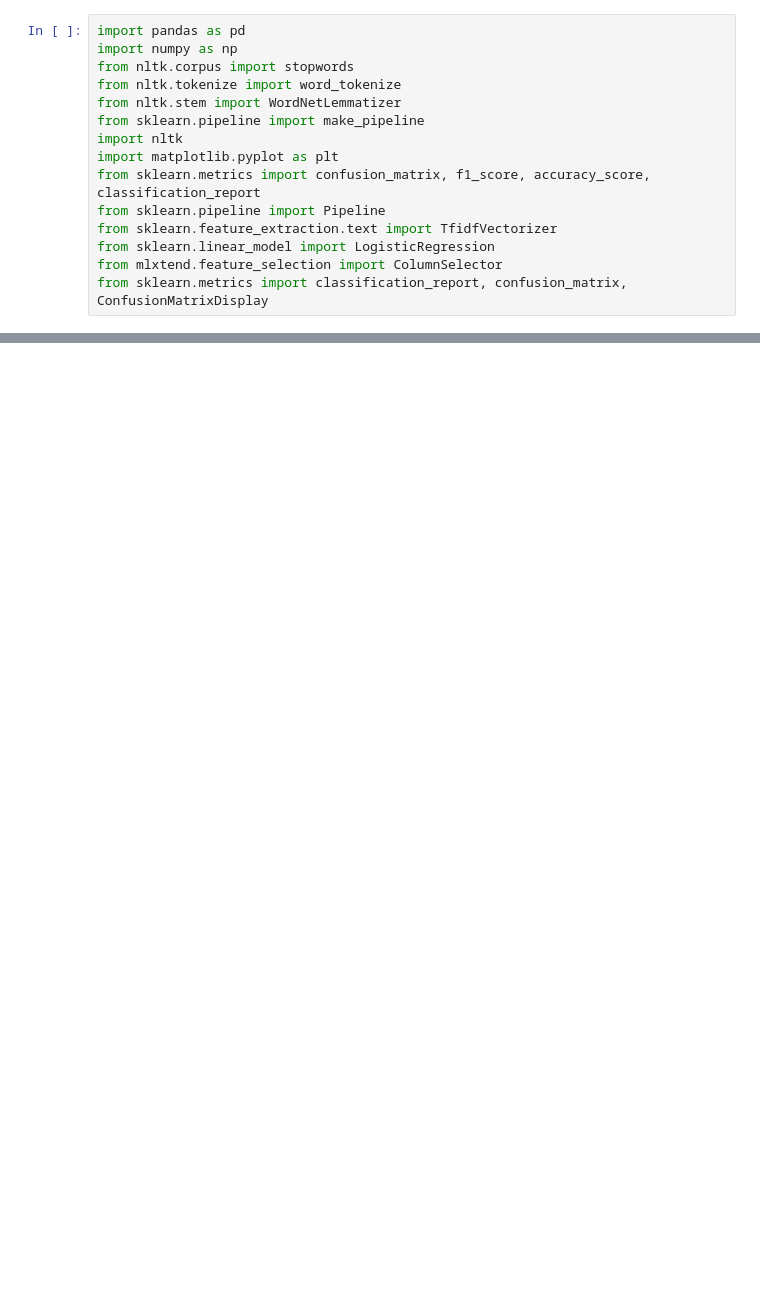
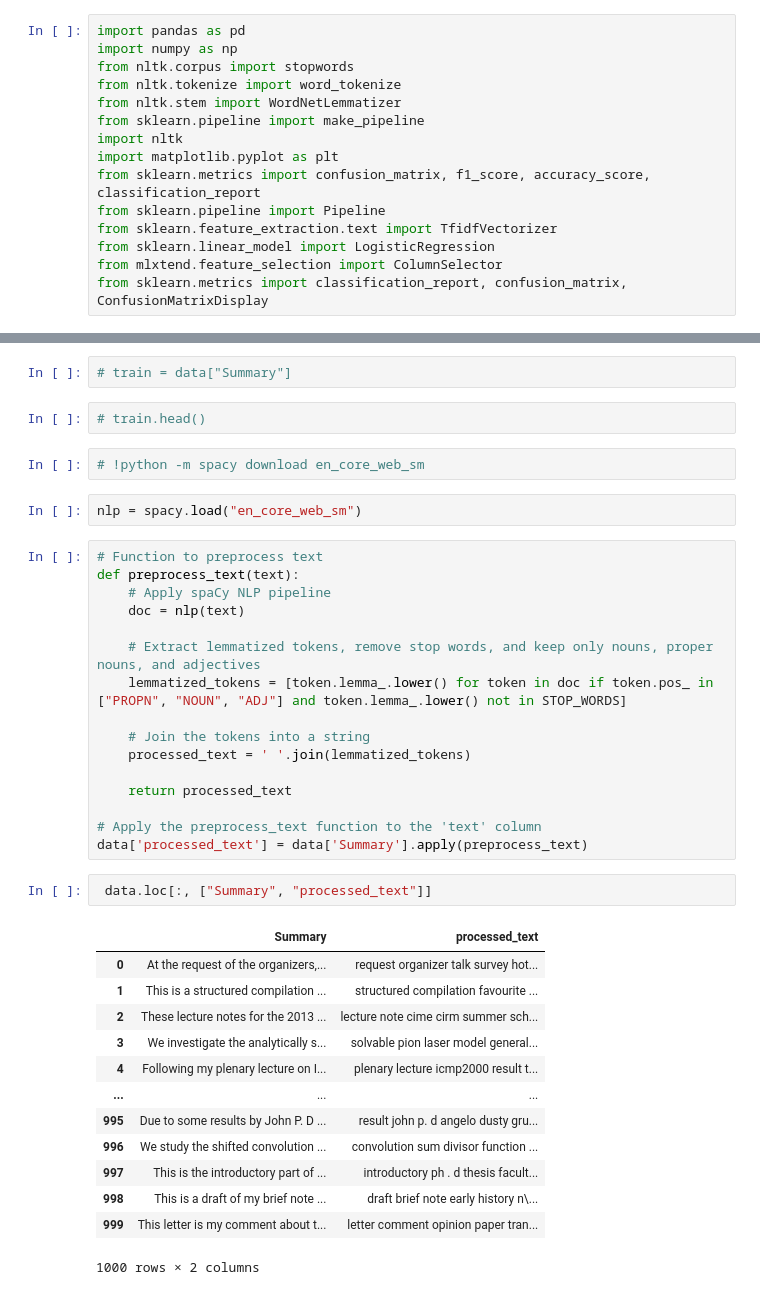
Before and after one commit to prabal5ghosh/More_on_machine_learning_algorithmes_UCA, a Jupyter notebook: Class 3 clustering/prabal_ghosh_aml_3.ipynb, the cells around one changed output, grey strips where cells are left out. Drawn from its saved outputs; the diff is of its cells as text; blank space fills up the shorter version.

```diff
--- a/Class 3 clustering/prabal_ghosh_aml_3.ipynb
+++ b/Class 3 clustering/prabal_ghosh_aml_3.ipynb
@@ -69,0 +76,40 @@ from sklearn.metrics import classification_report, confusion_matrix, ConfusionMa
+# %%
+# train = data["Summary"]
+# %%
+# train.head()
+# %%
+# !python -m spacy download en_core_web_sm
+# %%
+nlp = spacy.load("en_core_web_sm")
+# %%
+# Function to preprocess text
+def preprocess_text(text):
+    # Apply spaCy NLP pipeline
+    doc = nlp(text)
+
+    # Extract lemmatized tokens, remove stop words, and keep only nouns, proper nouns, and adjectives
+    lemmatized_tokens = [token.lemma_.lower() for token in doc if token.pos_ in ["PROPN", "NOUN", "ADJ"] and token.lemma_.lower() not in STOP_WORDS]
+
+    # Join the tokens into a string
+    processed_text = ' '.join(lemmatized_tokens)
+
+    return processed_text
+
+# Apply the preprocess_text function to the 'text' column
+data['processed_text'] = data['Summary'].apply(preprocess_text)
+# %%
+ data.loc[:, ["Summary", "processed_text"]]
+# %% [output]
+|  | Summary | processed_text |
+| 0 | At the request of the organizers,... | request organizer talk survey hot... |
+| 1 | This is a structured compilation ... | structured compilation favourite ... |
+| 2 | These lecture notes for the 2013 ... | lecture note cime cirm summer sch... |
+| 3 | We investigate the analytically s... | solvable pion laser model general... |
+| 4 | Following my plenary lecture on I... | plenary lecture icmp2000 result t... |
+| ... | ... | ... |
+| 995 | Due to some results by John P. D ... | result john p. d angelo dusty gru... |
+| 996 | We study the shifted convolution ... | convolution sum divisor function ... |
+| 997 | This is the introductory part of ... | introductory ph . d thesis facult... |
+| 998 | This is a draft of my brief note ... | draft brief note early history n\... |
+| 999 | This letter is my comment about t... | letter comment opinion paper tran... |
+1000 rows × 2 columns
```
Also changed, not shown: parts of 2 cells of this notebook, 2 other files.
